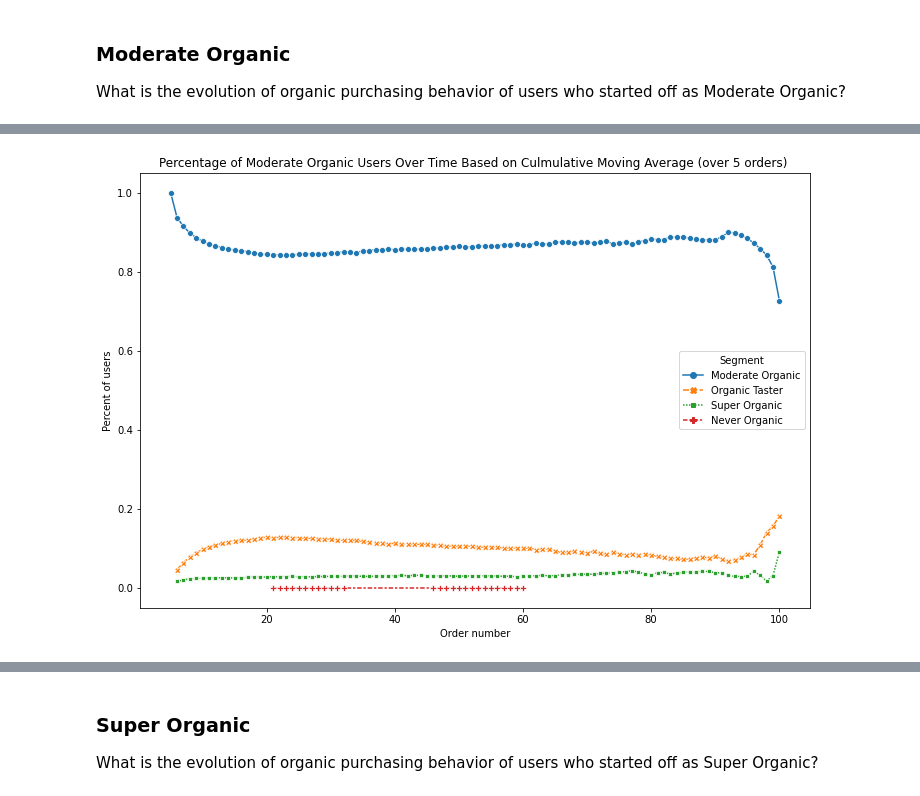
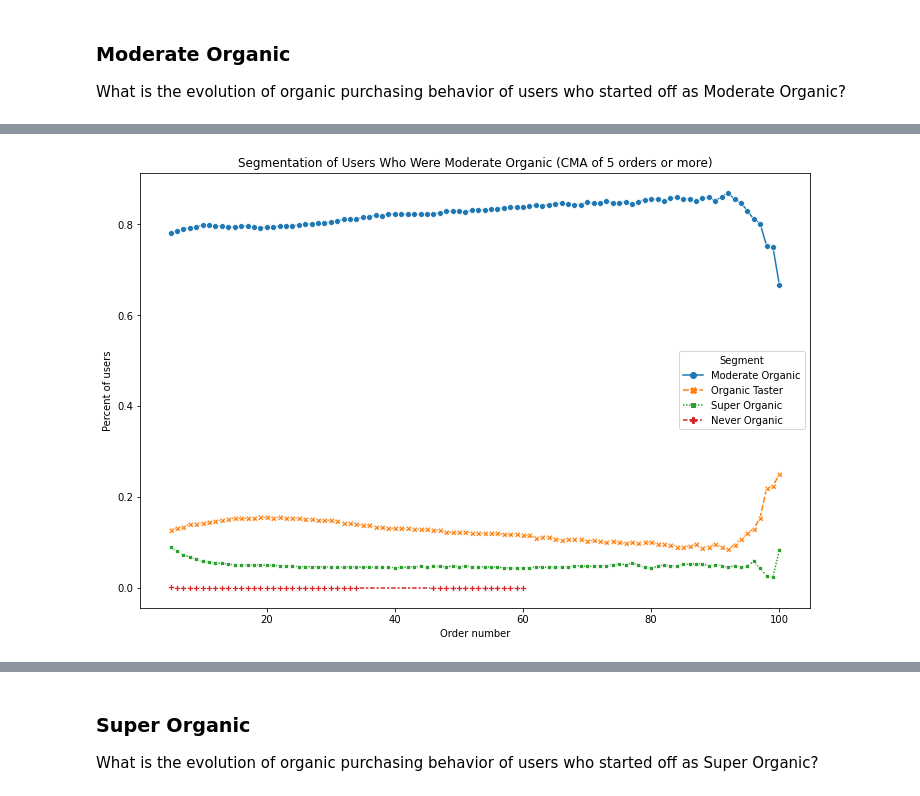
Before and after one commit to stemlock/Instacart_Market_Basket_Data_Analysis, a Jupyter notebook: Question 3.ipynb, the cells around one changed output, grey strips where cells are left out. Drawn from its saved outputs; the diff is of its cells as text; code cells hidden in the pictures.

```diff
--- a/Question 3.ipynb
+++ b/Question 3.ipynb
@@ -739,0 +813,14 @@ L_O_CMA_plot_df.head(30)
+# %%
+# Create a CMA dataset of all users who at one point in time where Moderate Organic
+
+# List of users who at one point were Moderate Organic
+any_MO_CMA_set = set(user_behavior10[user_behavior10['segment_CMA5'] == 'Moderate Organic']['user_id'])
+any_MO_CMA_df = user_behavior10[user_behavior10['user_id'].isin(any_MO_CMA_set)]
+
+# Create a clean dataframe for plotting
+any_MO_CMA_plot_df = any_MO_CMA_df.groupby('order_number')['segment_CMA5'].value_counts().to_frame(name = 'users').reset_index()
+
+# Calculate the percentage of users per segment
+any_MO_CMA_plot_df['%_users'] = any_MO_CMA_plot_df.users.div(any_MO_CMA_plot_df.order_number.map(any_MO_CMA_plot_df.groupby('order_number').sum().users))
+
+any_MO_CMA_plot_df.head(15)
@@ -740,14 +844,14 @@ L_O_CMA_plot_df.head(30)
 # %%
 # Plot the percentage of users per order separated into the segments by a culmulative moving average
 fig, ax = plt.subplots(figsize = (12,8))
 
-sns.lineplot(data=L_O_CMA_plot_df, x="order_number", y = '%_users', hue="segment_CMA5", style='segment_CMA5',
+sns.lineplot(data=any_MO_CMA_plot_df, x="order_number", y = '%_users', hue="segment_CMA5", style='segment_CMA5',
              markers=True, ax = ax)
 
 ax.legend().set_title('Segment')
-ax.set_title('Percentage of Moderate Organic Users Over Time Based on Culmulative Moving Average (over 5 orders) ')
+ax.set_title('Segmentation of Users Who Were Moderate Organic (CMA of 5 orders or more)')
 ax.set_xlabel('Order number')
 ax.set_ylabel('Percent of users')
 pass
 # %% [output]
-[figure, old version]
+[figure, new version]
```
Also changed, not shown: parts of 55 cells of this notebook.
